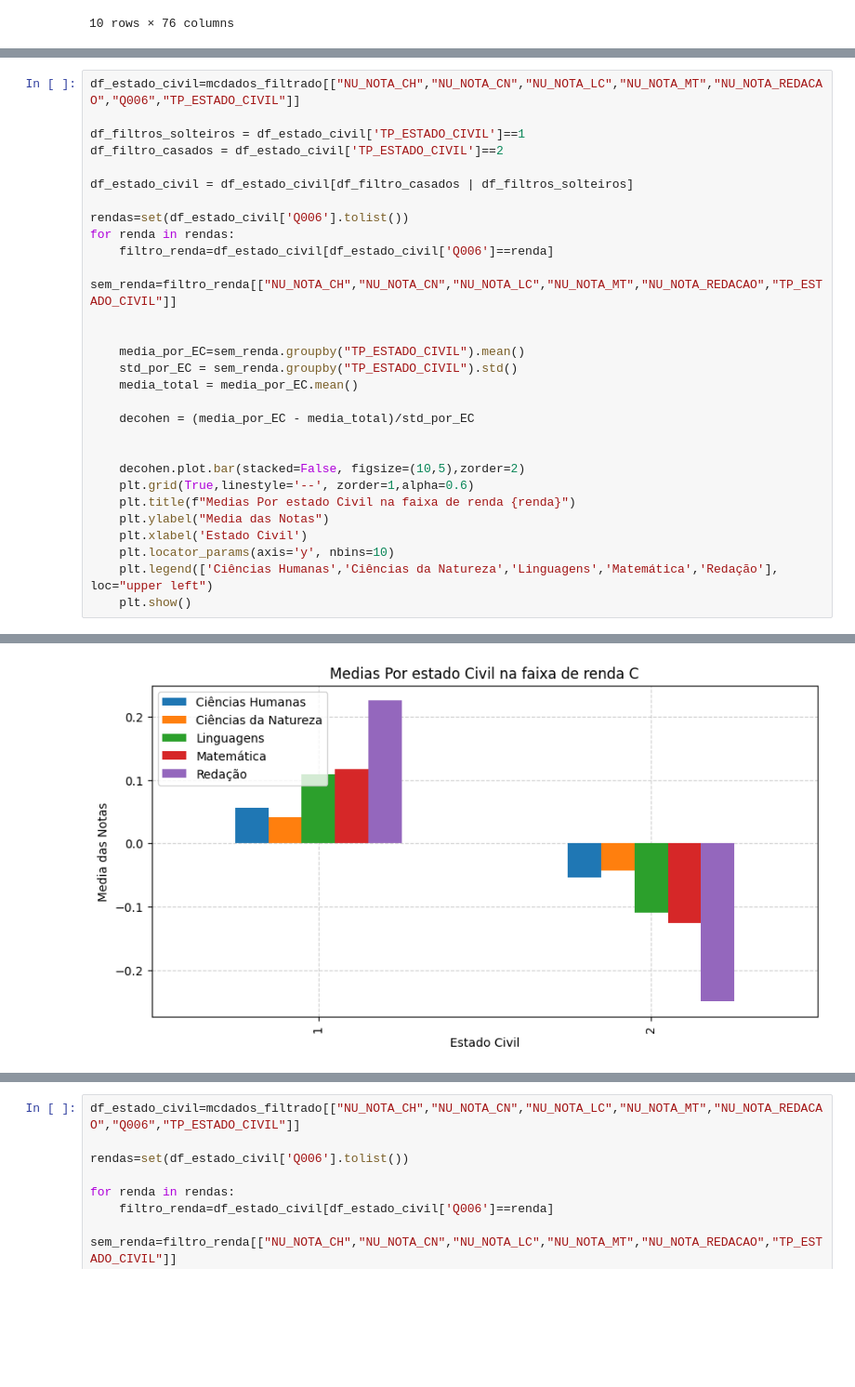
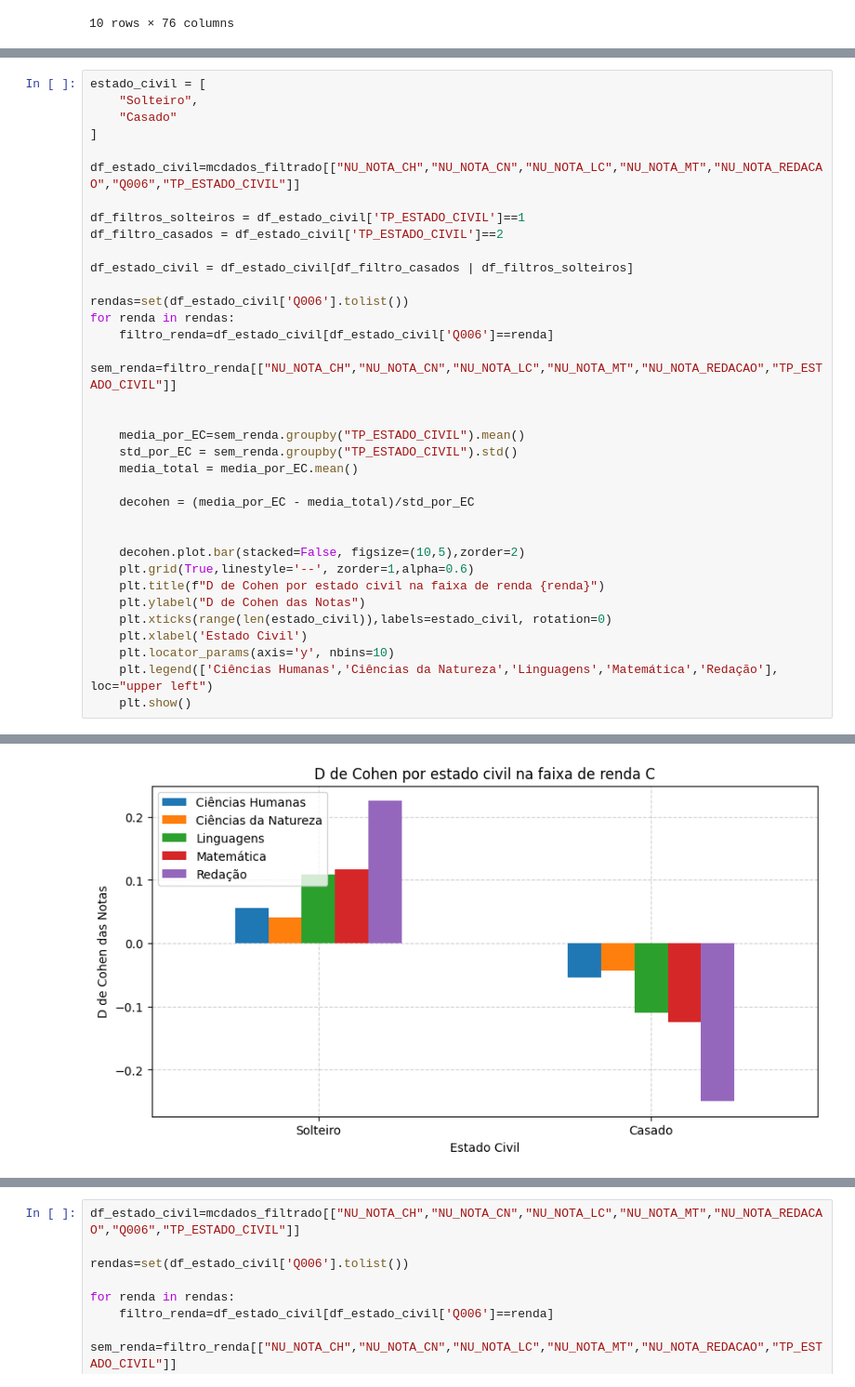
Before and after one commit to laupontiroli/APS_1_cdados, a Jupyter notebook: analise_dados.ipynb, the cells around one changed output, grey strips where cells are left out. Shown at 93% size. Drawn from its saved outputs; the diff is of its cells as text; blank space fills up the shorter version.

```diff
--- a/analise_dados.ipynb
+++ b/analise_dados.ipynb
@@ -127,4 +140,9 @@ plt.show()
 # %%
+estado_civil = [
+    "Solteiro",
+    "Casado"
+]
+
 df_estado_civil=mcdados_filtrado[["NU_NOTA_CH","NU_NOTA_CN","NU_NOTA_LC","NU_NOTA_MT","NU_NOTA_REDACAO","Q006","TP_ESTADO_CIVIL"]]
 
 df_filtros_solteiros = df_estado_civil['TP_ESTADO_CIVIL']==1
@@ -147,8 +165,9 @@ for renda in rendas:
 
     decohen.plot.bar(stacked=False, figsize=(10,5),zorder=2)
     plt.grid(True,linestyle='--', zorder=1,alpha=0.6)
-    plt.title(f"Medias Por estado Civil na faixa de renda {renda}")
-    plt.ylabel("Media das Notas")
+    plt.title(f"D de Cohen por estado civil na faixa de renda {renda}")
+    plt.ylabel("D de Cohen das Notas")
+    plt.xticks(range(len(estado_civil)),labels=estado_civil, rotation=0)
     plt.xlabel('Estado Civil')
     plt.locator_params(axis='y', nbins=10)
     plt.legend(['Ciências Humanas','Ciências da Natureza','Linguagens','Matemática','Redação'], loc="upper left")
@@ -159 +178 @@ for renda in rendas:
-[figure, old version]
+[figure, new version]
```
Also changed, not shown: parts of 4 cells of this notebook.
